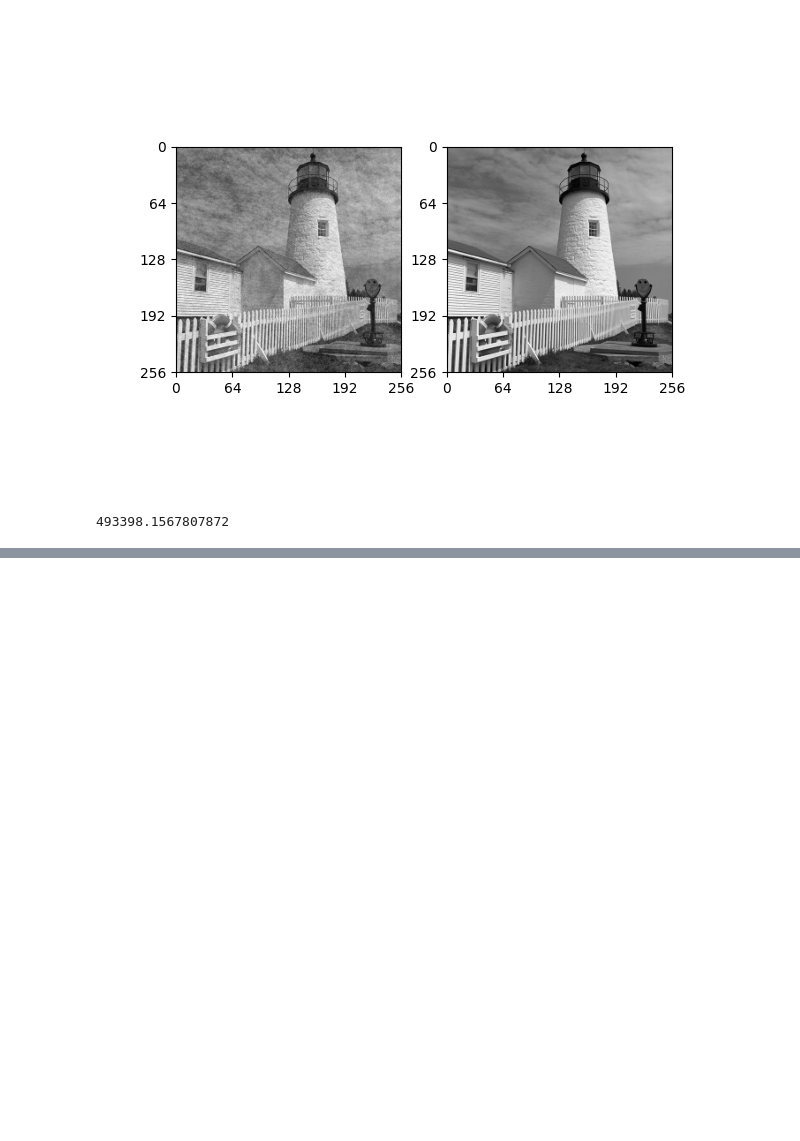
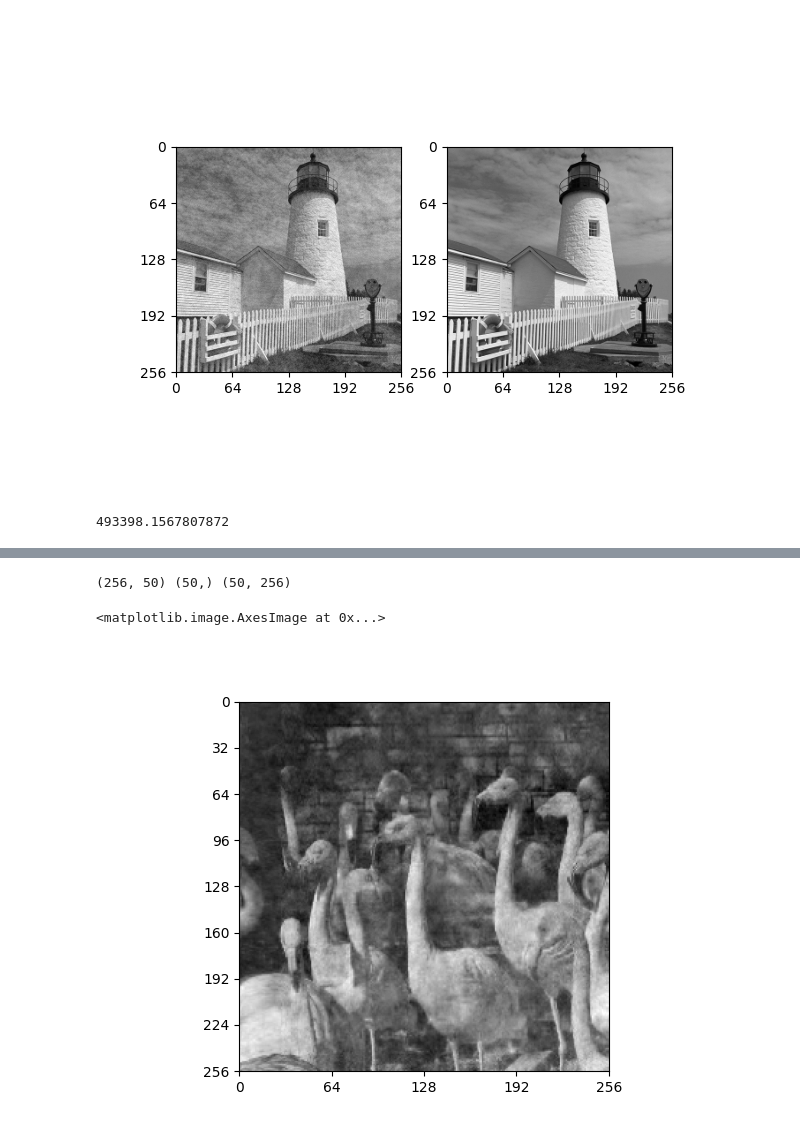
Before and after one commit to sigproc-classrooms/sf2-competition-2023-team-10, a Jupyter notebook: experiments.ipynb, the cells around one changed output, grey strips where cells are left out. Saved outputs shown, nothing was run; the diff lists cells and outputs as text; code cells hidden in the pictures; blank space fills up the shorter version.

```diff
--- a/experiments.ipynb
+++ b/experiments.ipynb
@@ -135,0 +151,11 @@ bpp(lighthouse)*256*256
+# %%
+svd_result = SVD(DWT(flamingo, N))
+# vlc, header = PCA_huffenc(svd_result, opthuff=True)
+DWT_recons = inverse_SVD(svd_result)
+image_recons = inverse_DWT(DWT_recons, N, g1, g2)
+fig, ax = plt.subplots()
+plot_image(image_recons, ax=ax)
+# %% [output]
+(256, 50) (50,) (50, 256)
+<matplotlib.image.AxesImage at 0x...>
+[figure, added]
```
Also changed, not shown: parts of 6 cells of this notebook, 7 other files.
